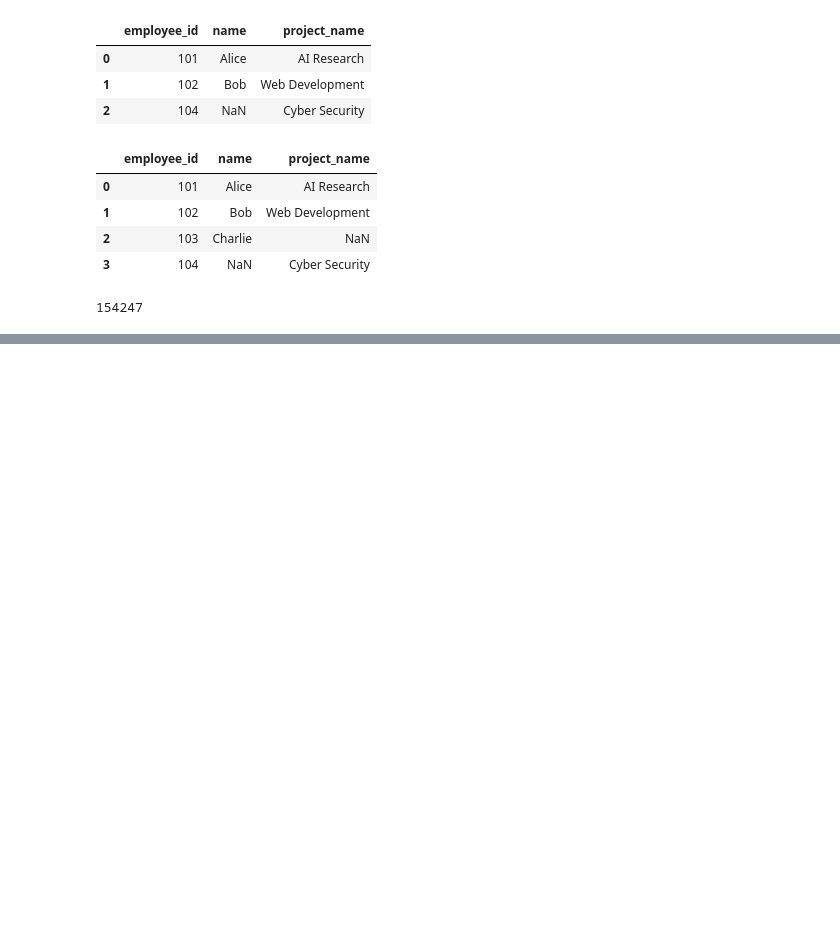
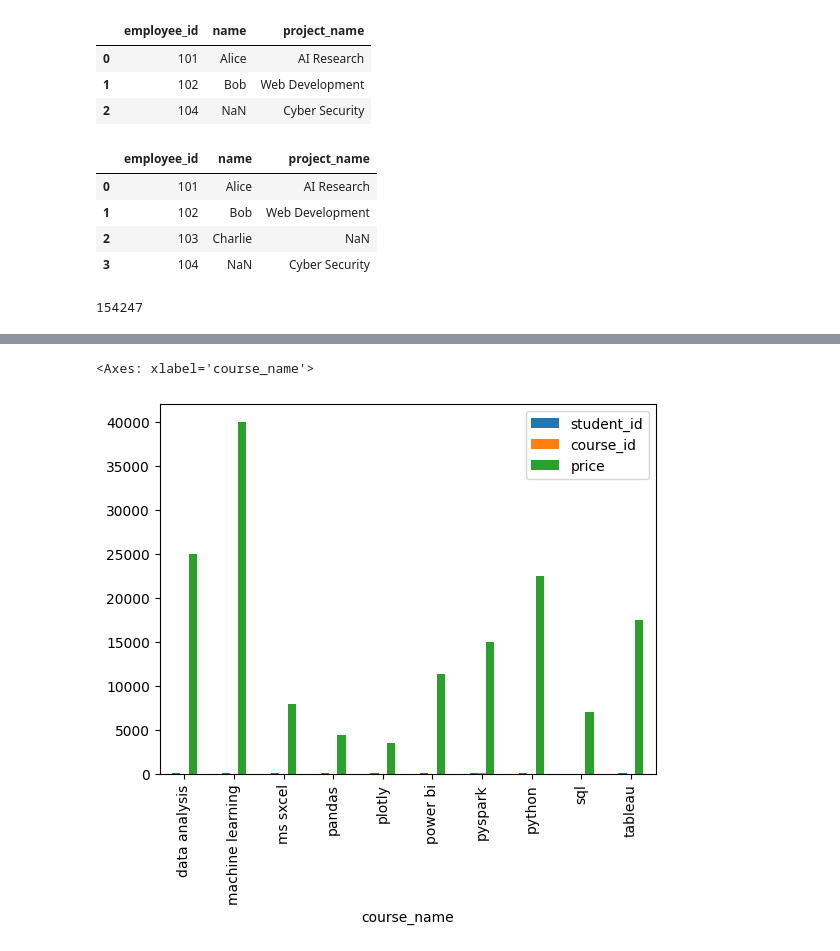
Before and after one commit to a-Kumari/pandas-df, a Jupyter notebook: groupby.ipynb, the cells around one changed output, grey strips where cells are left out. Cells and saved outputs as stored; diff of their text form; code cells hidden in the pictures; blank space fills up the shorter version.

```diff
--- a/groupby.ipynb
+++ b/groupby.ipynb
@@ -693,0 +740,6 @@ total
+# %%
+# 4. Plot bar chart for revenue/course
+regs.merge(courses, on='course_id').groupby('course_name').sum().plot(kind='bar')
+# %% [output]
+<Axes: xlabel='course_name'>
+[figure, added]
```
Also changed, not shown: parts of 7 cells of this notebook, 1 other file.
